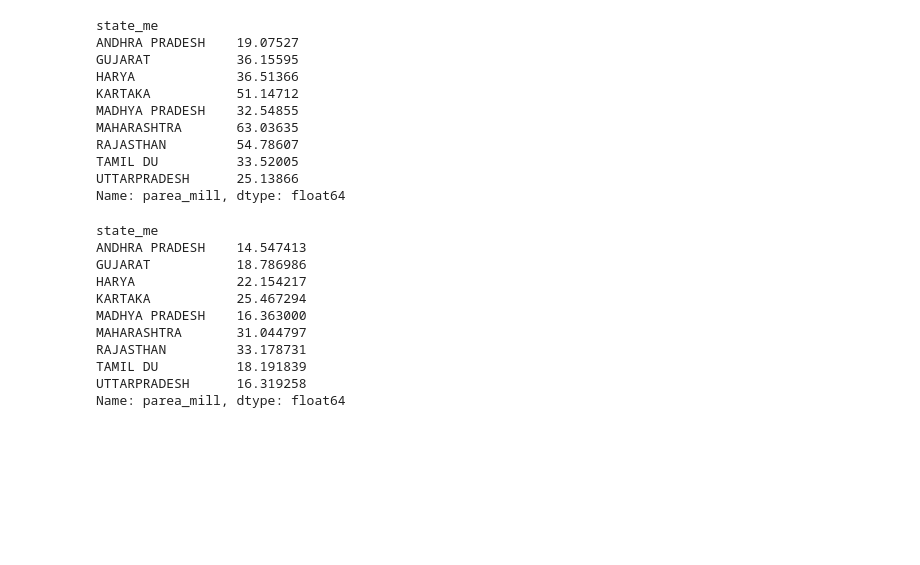
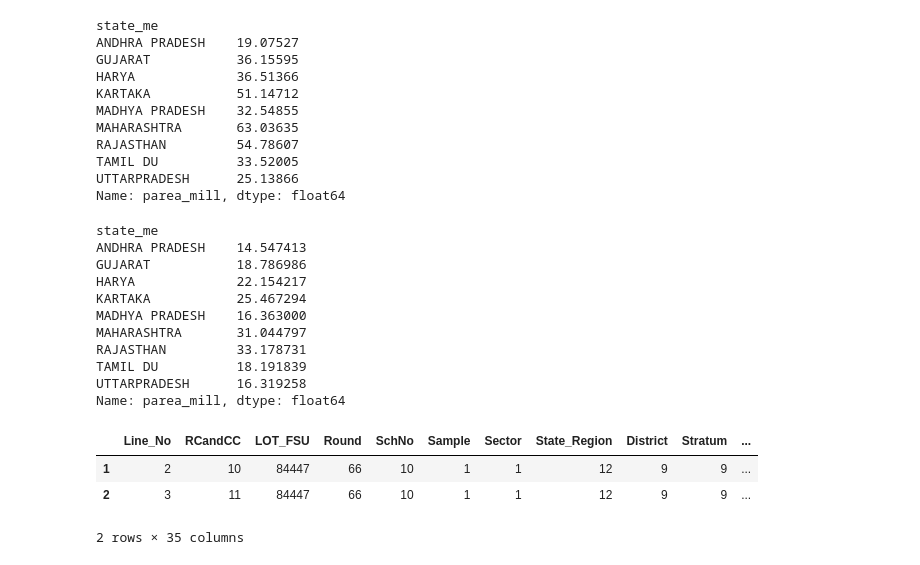
Before and after one commit to rajkumarsikar/test-repo, a Jupyter notebook: PyBasics.ipynb, the cells around one changed output. Cells and saved outputs as stored; diff of their text form; code cells hidden in the pictures; blank space fills up the shorter version.

```diff
--- a/PyBasics.ipynb
+++ b/PyBasics.ipynb
@@ -141,3 +141,12 @@ RAJASTHAN         33.178731
 TAMIL DU          18.191839
 UTTARPRADESH      16.319258
 Name: parea_mill, dtype: float64
+# %%
+data=read_csv('f00.csv')
+# %%
+data[1:8]
+# %% [output]
+|  | Line_No | RCandCC | LOT_FSU | Round | SchNo | Sample | Sector | State_Region | District | Stratum | ... |
+| 1 | 2 | 10 | 84447 | 66 | 10 | 1 | 1 | 12 | 9 | 9 | ... |
+| 2 | 3 | 11 | 84447 | 66 | 10 | 1 | 1 | 12 | 9 | 9 | ... |
+2 rows × 35 columns
```
Also changed, not shown: parts of 126 cells of this notebook.
